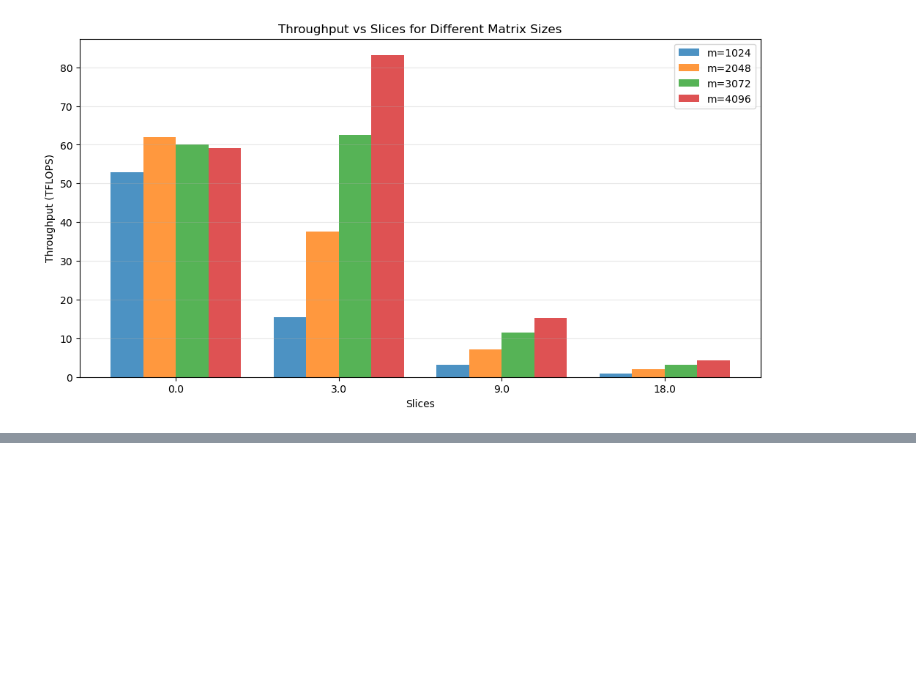
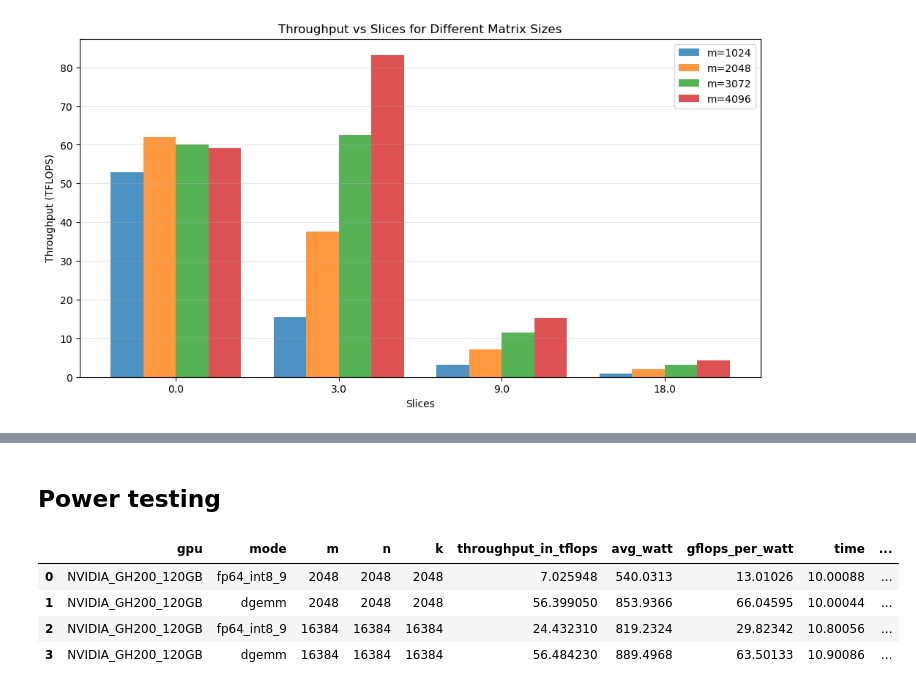
Before and after one commit to Sam-Bieberich/fp64_gb_emulation, a Jupyter notebook: ozIMMU/data_analysis/analysis.ipynb, the cells around one changed output, grey strips where cells are left out. Drawn from its saved outputs; the diff is of its cells as text; code cells hidden in the pictures; blank space fills up the shorter version.

Commit message:
power data analysed info

```diff
--- a/ozIMMU/data_analysis/analysis.ipynb
+++ b/ozIMMU/data_analysis/analysis.ipynb
@@ -55,0 +85,12 @@ plt.show()
+# %% [markdown]
+## Power testing
+# %%
+df_power = pd.read_csv('power.csv', header=0)
+# %%
+df_power.head()
+# %% [output]
+|  | gpu | mode | m | n | k | throughput_in_tflops | avg_watt | gflops_per_watt | time | ... |
+| 0 | NVIDIA_GH200_120GB | fp64_int8_9 | 2048 | 2048 | 2048 | 7.025948 | 540.0313 | 13.01026 | 10.00088 | ... |
+| 1 | NVIDIA_GH200_120GB | dgemm | 2048 | 2048 | 2048 | 56.399050 | 853.9366 | 66.04595 | 10.00044 | ... |
+| 2 | NVIDIA_GH200_120GB | fp64_int8_9 | 16384 | 16384 | 16384 | 24.432310 | 819.2324 | 29.82342 | 10.80056 | ... |
+| 3 | NVIDIA_GH200_120GB | dgemm | 16384 | 16384 | 16384 | 56.484230 | 889.4968 | 63.50133 | 10.90086 | ... |
```
Also changed, not shown: parts of 1 cell of this notebook.
